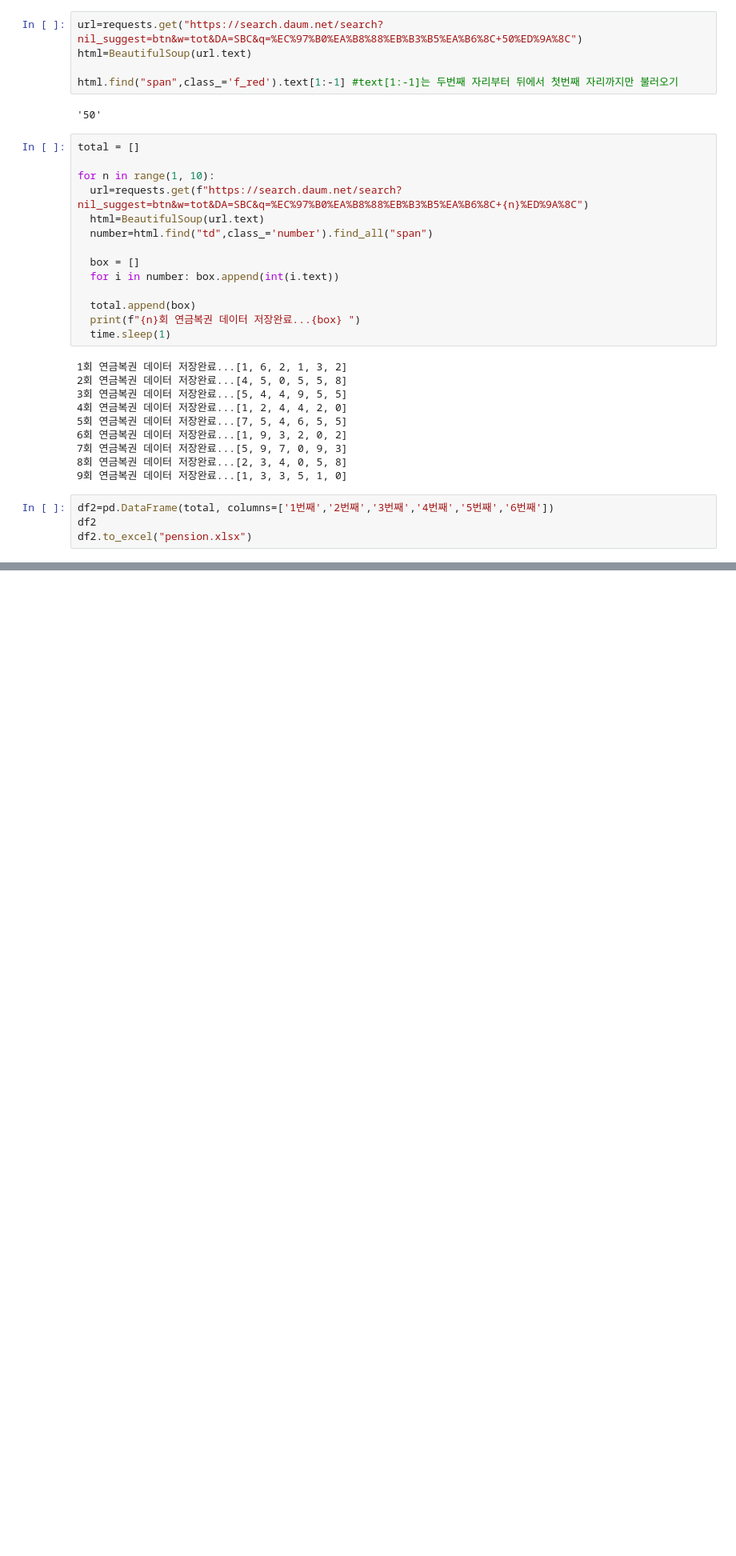
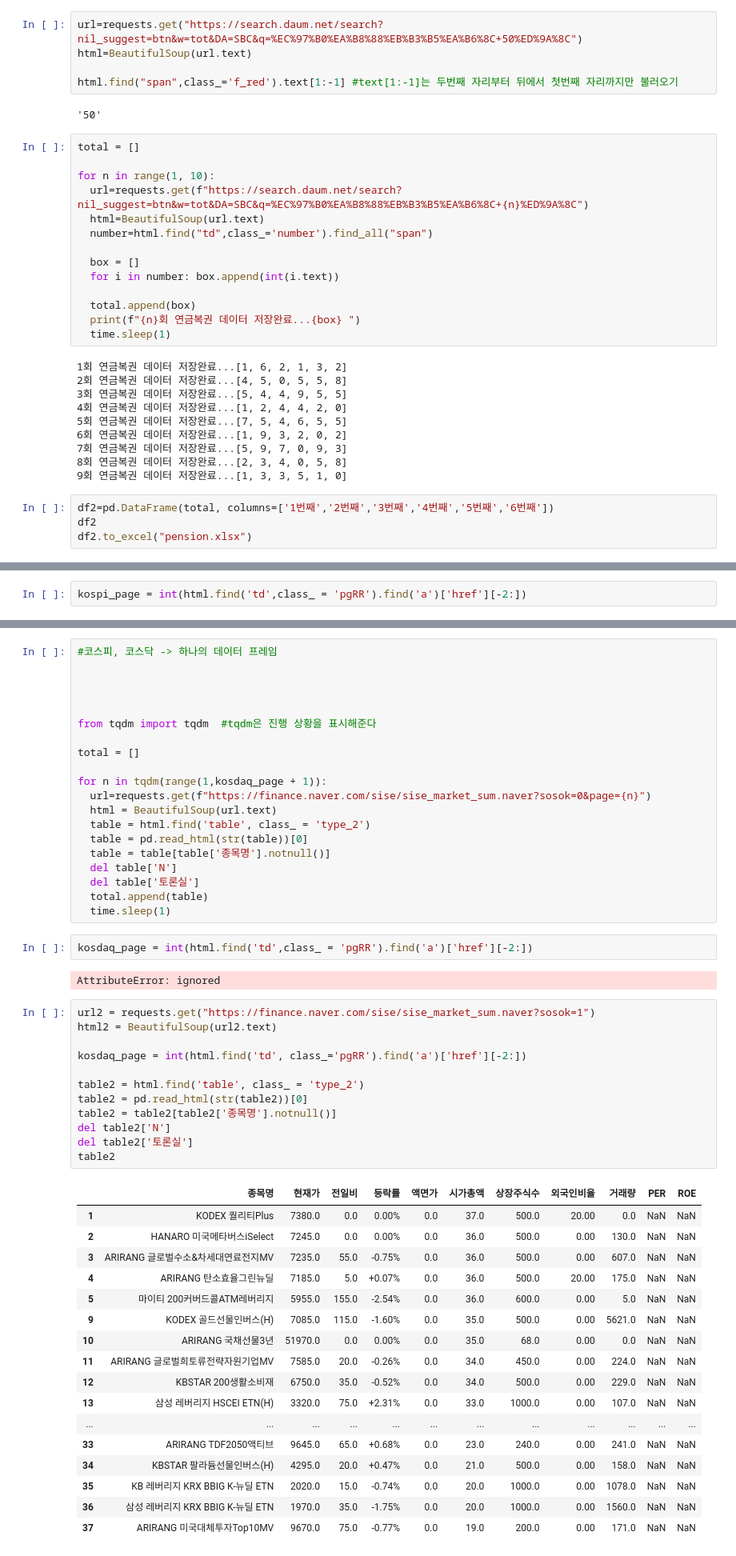
Before and after one commit to SeJin317/-, a Jupyter notebook: 데이터분석2.ipynb, the cells around one changed output, grey strips where cells are left out. Shown: that part at 80% size. Saved outputs shown, nothing was run; the diff lists cells and outputs as text; blank space fills up the shorter version.

```diff
--- a/데이터분석2.ipynb
+++ b/데이터분석2.ipynb
@@ -170,0 +262,2 @@ df2.to_excel("pension.xlsx")
+# %%
+kospi_page = int(html.find('td',class_ = 'pgRR').find('a')['href'][-2:])
@@ -170,0 +297,54 @@ df2.to_excel("pension.xlsx")
+# %%
+#코스피, 코스닥 -> 하나의 데이터 프레임
+
+
+
+
+from tqdm import tqdm  #tqdm은 진행 상황을 표시해준다
+
+total = []
+
+for n in tqdm(range(1,kosdaq_page + 1)):
+  url=requests.get(f"https://finance.naver.com/sise/sise_market_sum.naver?sosok=0&page={n}")
+  html = BeautifulSoup(url.text)
+  table = html.find('table', class_ = 'type_2')
+  table = pd.read_html(str(table))[0]
+  table = table[table['종목명'].notnull()]
+  del table['N']
+  del table['토론실']
+  total.append(table)
+  time.sleep(1)
+# %%
+kosdaq_page = int(html.find('td',class_ = 'pgRR').find('a')['href'][-2:])
+# %% [output]
+AttributeError: ignored
+# %%
+url2 = requests.get("https://finance.naver.com/sise/sise_market_sum.naver?sosok=1")
+html2 = BeautifulSoup(url2.text)
+
+kosdaq_page = int(html.find('td', class_='pgRR').find('a')['href'][-2:])
+
+table2 = html.find('table', class_ = 'type_2')
+table2 = pd.read_html(str(table2))[0]
+table2 = table2[table2['종목명'].notnull()]
+del table2['N']
+del table2['토론실']
+table2
+# %% [output]
+|  | 종목명 | 현재가 | 전일비 | 등락률 | 액면가 | 시가총액 | 상장주식수 | 외국인비율 | 거래량 | PER | ROE |
+| 1 | KODEX 퀄리티Plus | 7380.0 | 0.0 | 0.00% | 0.0 | 37.0 | 500.0 | 20.00 | 0.0 | NaN | NaN |
+| 2 | HANARO 미국메타버스iSelect | 7245.0 | 0.0 | 0.00% | 0.0 | 36.0 | 500.0 | 0.00 | 130.0 | NaN | NaN |
+| 3 | ARIRANG 글로벌수소&차세대연료전지MV | 7235.0 | 55.0 | -0.75% | 0.0 | 36.0 | 500.0 | 0.00 | 607.0 | NaN | NaN |
+| 4 | ARIRANG 탄소효율그린뉴딜 | 7185.0 | 5.0 | +0.07% | 0.0 | 36.0 | 500.0 | 20.00 | 175.0 | NaN | NaN |
+| 5 | 마이티 200커버드콜ATM레버리지 | 5955.0 | 155.0 | -2.54% | 0.0 | 36.0 | 600.0 | 0.00 | 5.0 | NaN | NaN |
+| 9 | KODEX 골드선물인버스(H) | 7085.0 | 115.0 | -1.60% | 0.0 | 35.0 | 500.0 | 0.00 | 5621.0 | NaN | NaN |
+| 10 | ARIRANG 국채선물3년 | 51970.0 | 0.0 | 0.00% | 0.0 | 35.0 | 68.0 | 0.00 | 0.0 | NaN | NaN |
+| 11 | ARIRANG 글로벌희토류전략자원기업MV | 7585.0 | 20.0 | -0.26% | 0.0 | 34.0 | 450.0 | 0.00 | 224.0 | NaN | NaN |
+| 12 | KBSTAR 200생활소비재 | 6750.0 | 35.0 | -0.52% | 0.0 | 34.0 | 500.0 | 0.00 | 229.0 | NaN | NaN |
+| 13 | 삼성 레버리지 HSCEI ETN(H) | 3320.0 | 75.0 | +2.31% | 0.0 | 33.0 | 1000.0 | 0.00 | 107.0 | NaN | NaN |
+| ... | ... | ... | ... | ... | ... | ... | ... | ... | ... | ... | ... |
+| 33 | ARIRANG TDF2050액티브 | 9645.0 | 65.0 | +0.68% | 0.0 | 23.0 | 240.0 | 0.00 | 241.0 | NaN | NaN |
+| 34 | KBSTAR 팔라듐선물인버스(H) | 4295.0 | 20.0 | +0.47% | 0.0 | 21.0 | 500.0 | 0.00 | 158.0 | NaN | NaN |
+| 35 | KB 레버리지 KRX BBIG K-뉴딜 ETN | 2020.0 | 15.0 | -0.74% | 0.0 | 20.0 | 1000.0 | 0.00 | 1078.0 | NaN | NaN |
+| 36 | 삼성 레버리지 KRX BBIG K-뉴딜 ETN | 1970.0 | 35.0 | -1.75% | 0.0 | 20.0 | 1000.0 | 0.00 | 1560.0 | NaN | NaN |
+| 37 | ARIRANG 미국대체투자Top10MV | 9670.0 | 75.0 | -0.77% | 0.0 | 19.0 | 200.0 | 0.00 | 171.0 | NaN | NaN |
```
Also changed, not shown: parts of 15 cells of this notebook.
